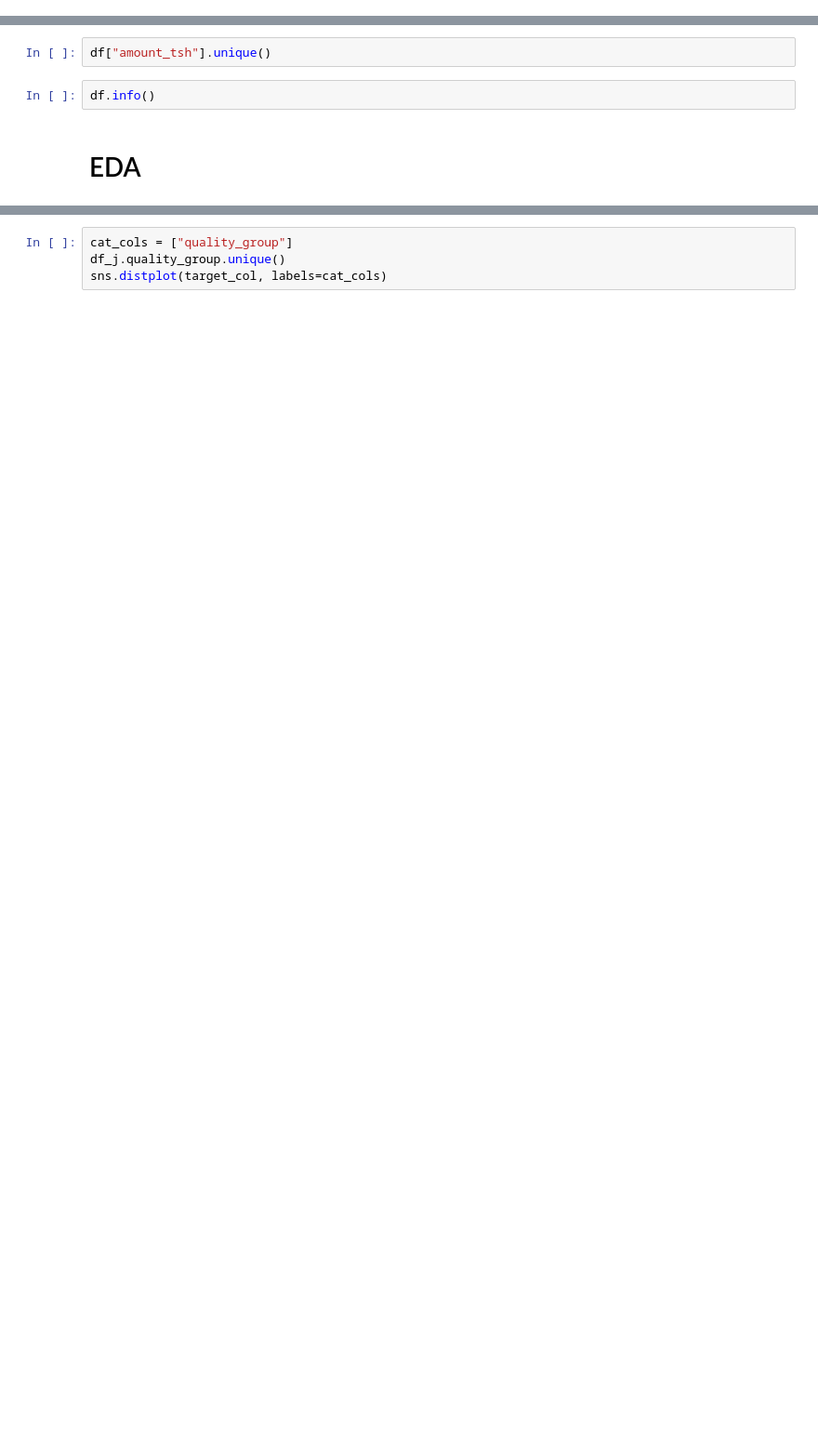
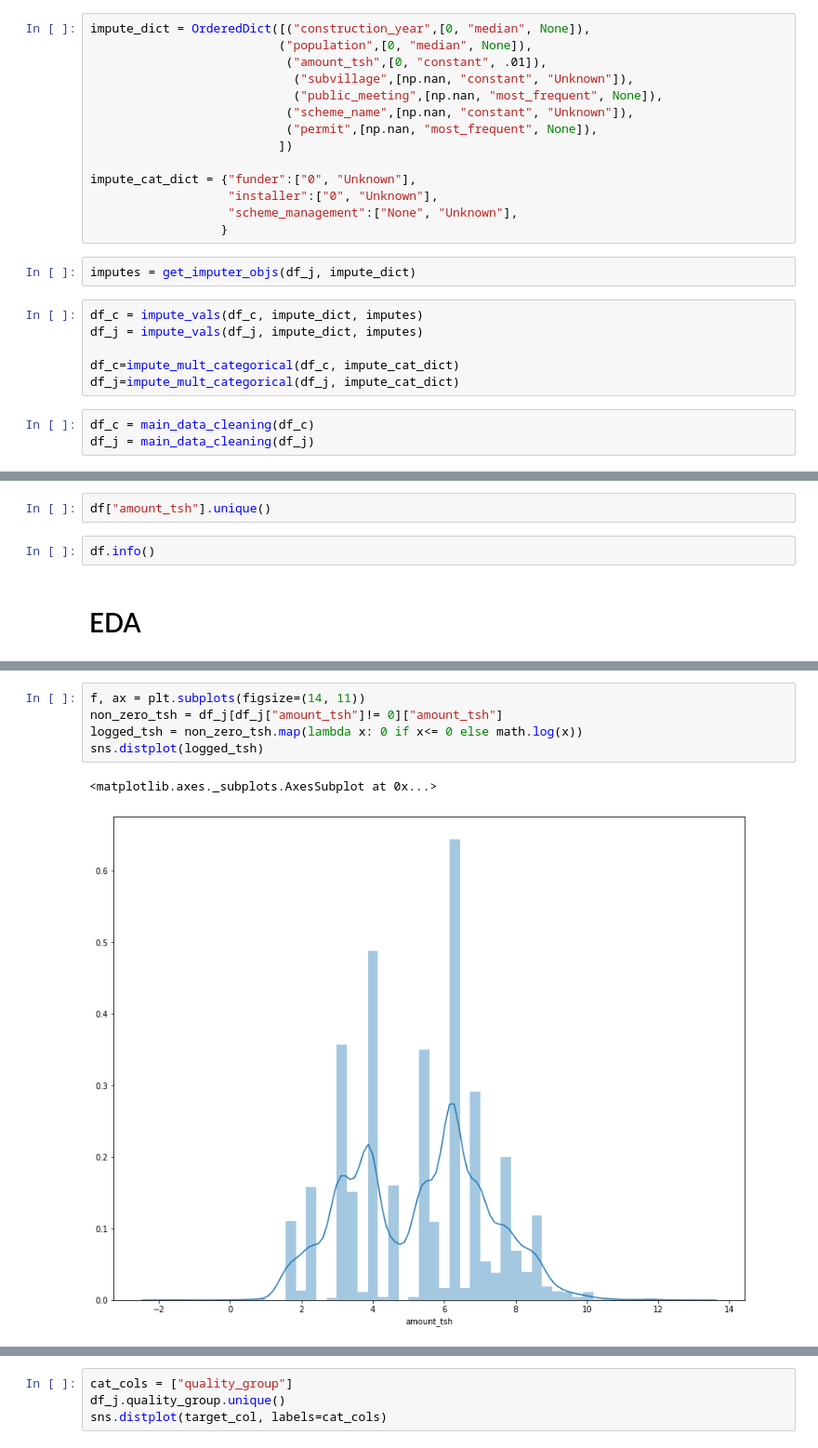
Before and after one commit to coreyryanhanson/tanzania_water_project, a Jupyter notebook: Project_Scratch.ipynb, the cells around one changed output, grey strips where cells are left out. Shown: that part at 93% size. Cells and saved outputs as stored; diff of their text form; blank space fills up the shorter version.

```diff
--- a/Project_Scratch.ipynb
+++ b/Project_Scratch.ipynb
@@ -56 +64,26 @@ impute_dict = OrderedDict([("construction_year",[0, "median", None])])
+# %%
+impute_dict = OrderedDict([("construction_year",[0, "median", None]),
+                          ("population",[0, "median", None]),
+                           ("amount_tsh",[0, "constant", .01]),
+                            ("subvillage",[np.nan, "constant", "Unknown"]),
+                            ("public_meeting",[np.nan, "most_frequent", None]),
+                           ("scheme_name",[np.nan, "constant", "Unknown"]),
+                           ("permit",[np.nan, "most_frequent", None]),
+                          ])
+
+impute_cat_dict = {"funder":["0", "Unknown"],
+                   "installer":["0", "Unknown"],
+                   "scheme_management":["None", "Unknown"],
+                  }
+# %%
+imputes = get_imputer_objs(df_j, impute_dict)
+# %%
+df_c = impute_vals(df_c, impute_dict, imputes)
+df_j = impute_vals(df_j, impute_dict, imputes)
+
+df_c=impute_mult_categorical(df_c, impute_cat_dict)
+df_j=impute_mult_categorical(df_j, impute_cat_dict)
+# %%
+df_c = main_data_cleaning(df_c)
+df_j = main_data_cleaning(df_j)
 # %%
@@ -125,0 +163,8 @@ df.info()
+# %%
+f, ax = plt.subplots(figsize=(14, 11))
+non_zero_tsh = df_j[df_j["amount_tsh"]!= 0]["amount_tsh"]
+logged_tsh = non_zero_tsh.map(lambda x: 0 if x<= 0 else math.log(x))
+sns.distplot(logged_tsh)
+# %% [output]
+<matplotlib.axes._subplots.AxesSubplot at 0x...>
+[figure, added]
```
Also changed, not shown: parts of 52 cells of this notebook, 5 other files.
